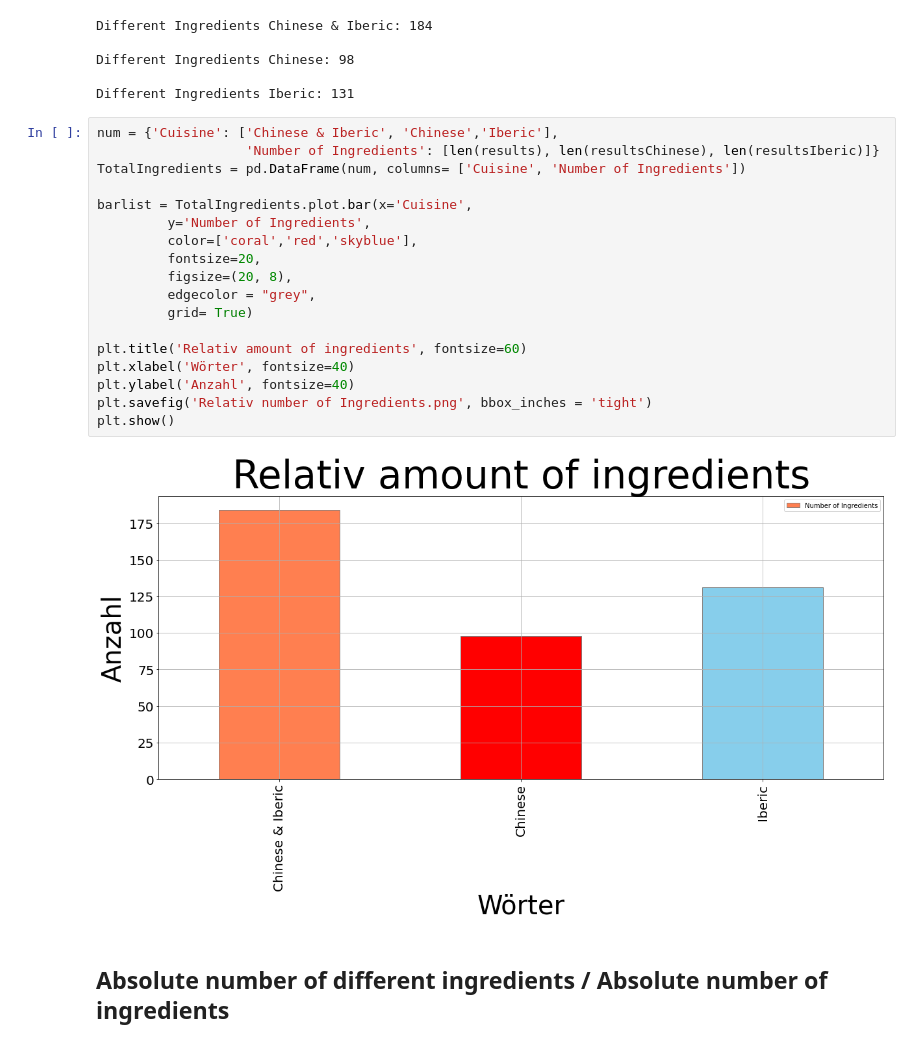
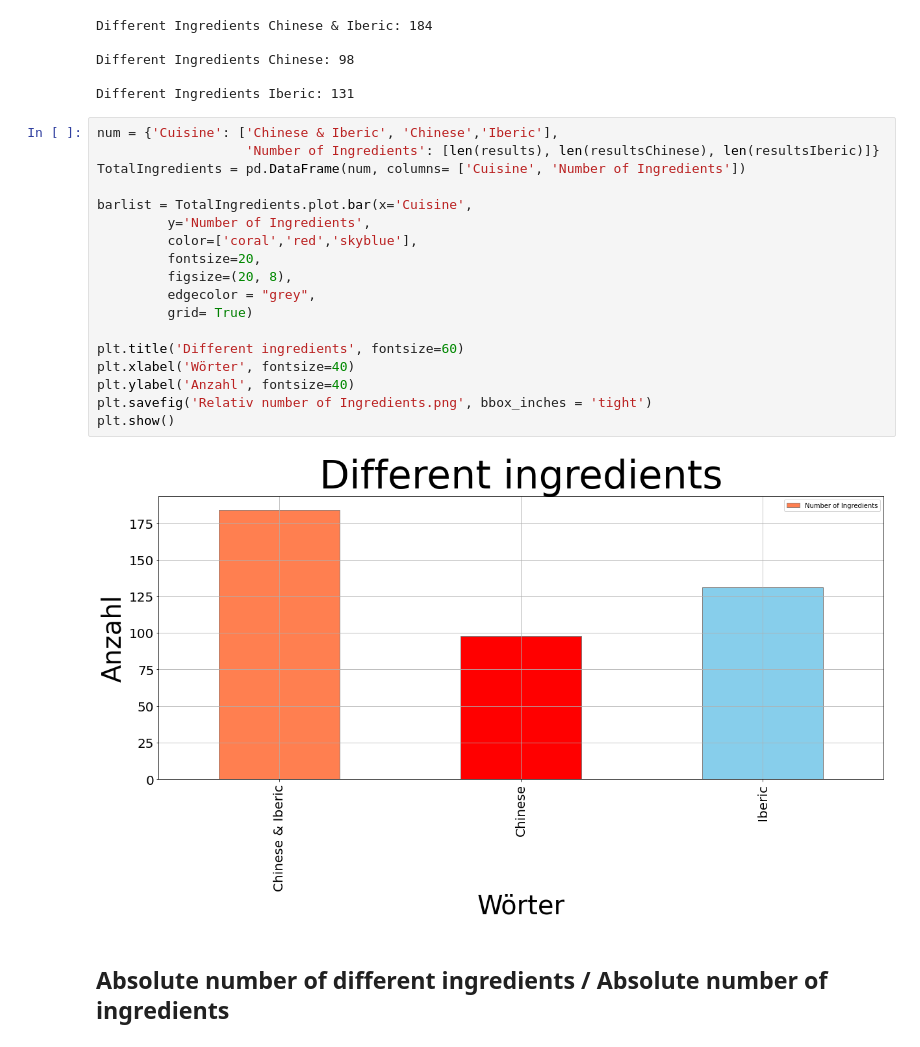
Before and after one commit to leanderpeter/Recipe-Text-Analyzer-Multi-Classification, a Jupyter notebook: Task 1/Task 1b.ipynb, the cells around one changed output. Cells and saved outputs as stored; diff of their text form.

```diff
--- a/Task 1/Task 1b.ipynb
+++ b/Task 1/Task 1b.ipynb
@@ -356,23 +356,23 @@ Different Ingredients Iberic: 131
 # %%
 num = {'Cuisine': ['Chinese & Iberic', 'Chinese','Iberic'],
                    'Number of Ingredients': [len(results), len(resultsChinese), len(resultsIberic)]}
 TotalIngredients = pd.DataFrame(num, columns= ['Cuisine', 'Number of Ingredients'])
 
 barlist = TotalIngredients.plot.bar(x='Cuisine',
          y='Number of Ingredients',
          color=['coral','red','skyblue'],
          fontsize=20,
          figsize=(20, 8),
          edgecolor = "grey",
          grid= True)
 
-plt.title('Relativ amount of ingredients', fontsize=60)
+plt.title('Different ingredients', fontsize=60)
 plt.xlabel('Wörter', fontsize=40)
 plt.ylabel('Anzahl', fontsize=40)
 plt.savefig('Relativ number of Ingredients.png', bbox_inches = 'tight')
 plt.show()
 # %% [output]
-[figure, old version]
+[figure, new version]
 # %% [markdown]
 ## Absolute number of different ingredients / Absolute number of ingredients
 # %% [markdown]
```
Also changed, not shown: parts of 1 cell of this notebook, 3 other files.
